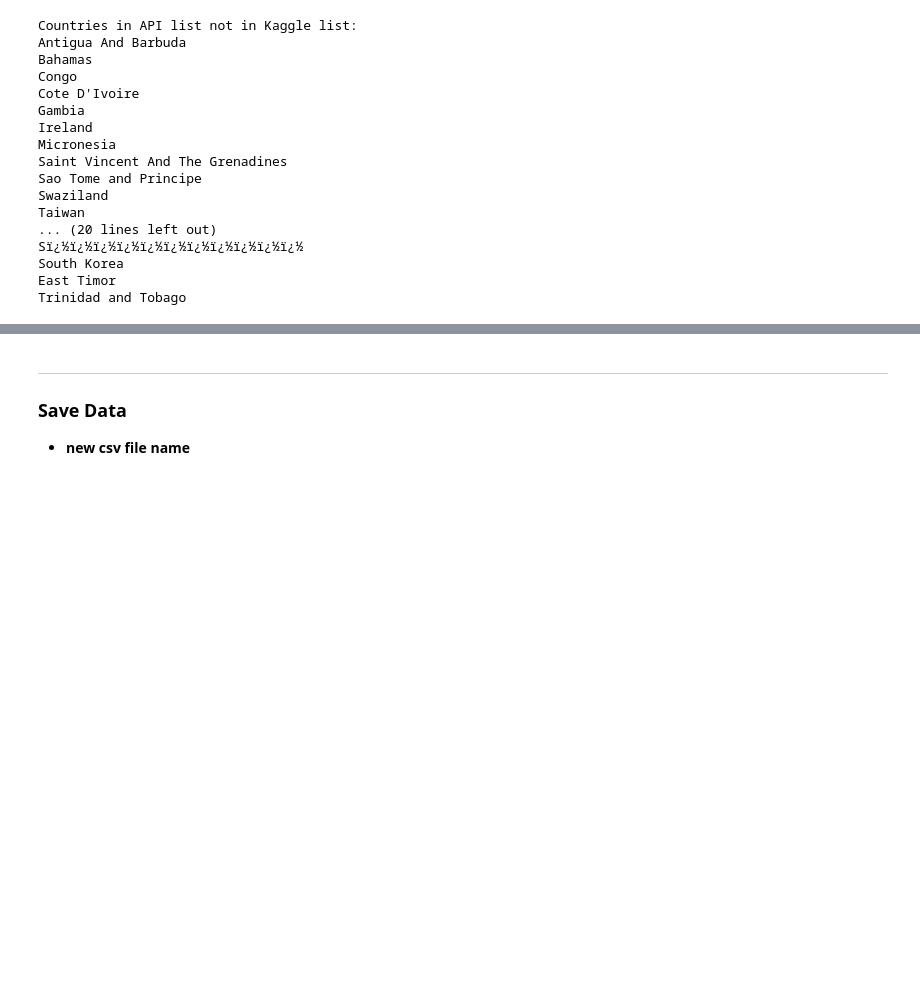
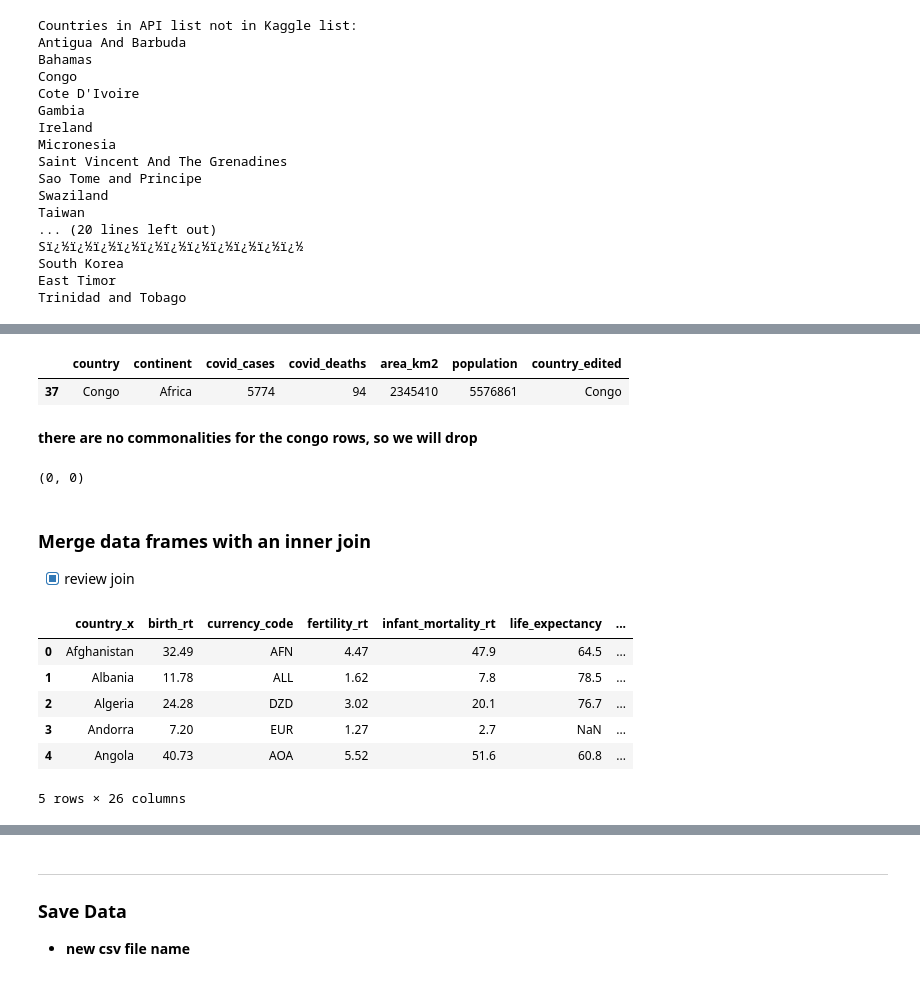
Before and after one commit to nataliebrown22/3250-final-project, a Jupyter notebook: code/notebooks/03_BAIS3250_project_mergingData.ipynb, the cells around one changed output, grey strips where cells are left out. Saved outputs shown, nothing was run; the diff lists cells and outputs as text; code cells hidden in the pictures; blank space fills up the shorter version.

Commit message:
cleaned and merged data frames

```diff
--- a/code/notebooks/03_BAIS3250_project_mergingData.ipynb
+++ b/code/notebooks/03_BAIS3250_project_mergingData.ipynb
@@ -157,3 +147,29 @@ Sï¿½ï¿½ï¿½ï¿½ï¿½ï¿½ï¿½ï¿½ï¿½ï¿½ï¿½
 South Korea
 East Timor
 Trinidad and Tobago
+# %%
+# map to apply to kaggle, note we have to deal with congo rows, find way to merge the rows
+country_map_kaggle={
+    'The Bahamas':'Bahamas',
+    'Republic of the Congo':'Congo',
+    'Democratic Republic of the Congo':'Congo',
+    'The Gambia':'Gambia',
+    'Sï¿½ï¿½ï¿½ï¿½ï¿½ï¿½ï¿½ï¿½ï¿½ï¿½ï¿½':'Sao Tome and Principe',
+    'Republic of Ireland':'Ireland',
+    'Federated States of Micronesia':'Micronesia',
+}
+
+# map to apply to api
+country_map_api={
+    'Cote D\'Ivoire':'Ivory Coast',
+    'Antigua And Barbuda':'Antigua and Barbuda',
+    'Trinidad And Tobago':'Trinidad and Tobago',
+    'Saint Vincent And The Grenadines':'Saint Vincent and the Grenadines',
+    'Swaziland':'Eswatini'
+}
+# %%
+# apply map to kaggle
+kaggle_df['country_edited']=kaggle_df['country'].replace(country_map_kaggle)
+
+# review
+kaggle_df[['country_edited','country']]
@@ -159,0 +190,6 @@ Trinidad and Tobago
+# %%
+# apply map to api
+api_df['country_edited']=api_df['country'].replace(country_map_api)
+
+# review
+api_df[['country_edited','country']]
@@ -161,0 +280,43 @@ Trinidad and Tobago
+# %%
+# double check if there are any other occurences of congo
+congo_countries = api_df[api_df['country'].str.contains('congo', case=False, na=False)]
+
+congo_countries
+# %% [output]
+|  | country | continent | covid_cases | covid_deaths | area_km2 | population | country_edited |
+| 37 | Congo | Africa | 5774 | 94 | 2345410 | 5576861 | Congo |
+# %% [markdown]
+**there are no commonalities for the congo rows, so we will drop**
+# %%
+# exclude from api
+api_df=api_df[api_df['country_edited']!='Congo']
+
+# exclude from kaggle
+kaggle_df=kaggle_df[kaggle_df['country_edited']!='Congo']
+# %%
+# code to ensure they were dropped
+congo_occurences_api=len(api_df[api_df['country_edited']=='Congo'])
+congo_occurences_kaggle=len(kaggle_df[kaggle_df['country_edited']=='Congo'])
+
+# display
+congo_occurences_api,congo_occurences_kaggle
+# %% [output]
+(0, 0)
+# %% [markdown]
+### Merge data frames with an inner join
+
+- [x] review join
+# %%
+# merge
+merged_df=pd.merge(kaggle_df,api_df,on='country_edited',how='inner')
+
+# display
+merged_df.head()
+# %% [output]
+|  | country_x | birth_rt | currency_code | fertility_rt | infant_mortality_rt | life_expectancy | ... |
+| 0 | Afghanistan | 32.49 | AFN | 4.47 | 47.9 | 64.5 | ... |
+| 1 | Albania | 11.78 | ALL | 1.62 | 7.8 | 78.5 | ... |
+| 2 | Algeria | 24.28 | DZD | 3.02 | 20.1 | 76.7 | ... |
+| 3 | Andorra | 7.20 | EUR | 1.27 | 2.7 | NaN | ... |
+| 4 | Angola | 40.73 | AOA | 5.52 | 51.6 | 60.8 | ... |
+5 rows × 26 columns
```
Also changed, not shown: parts of 21 cells of this notebook, 4 other files.
